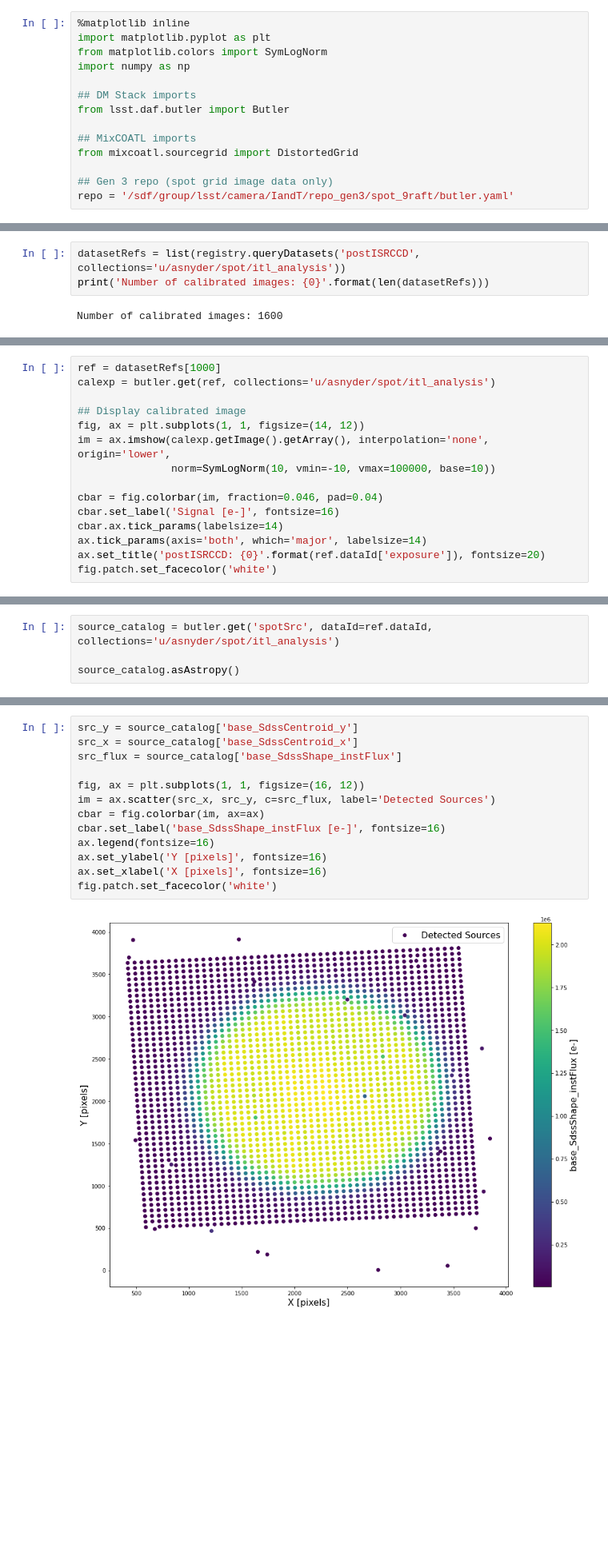
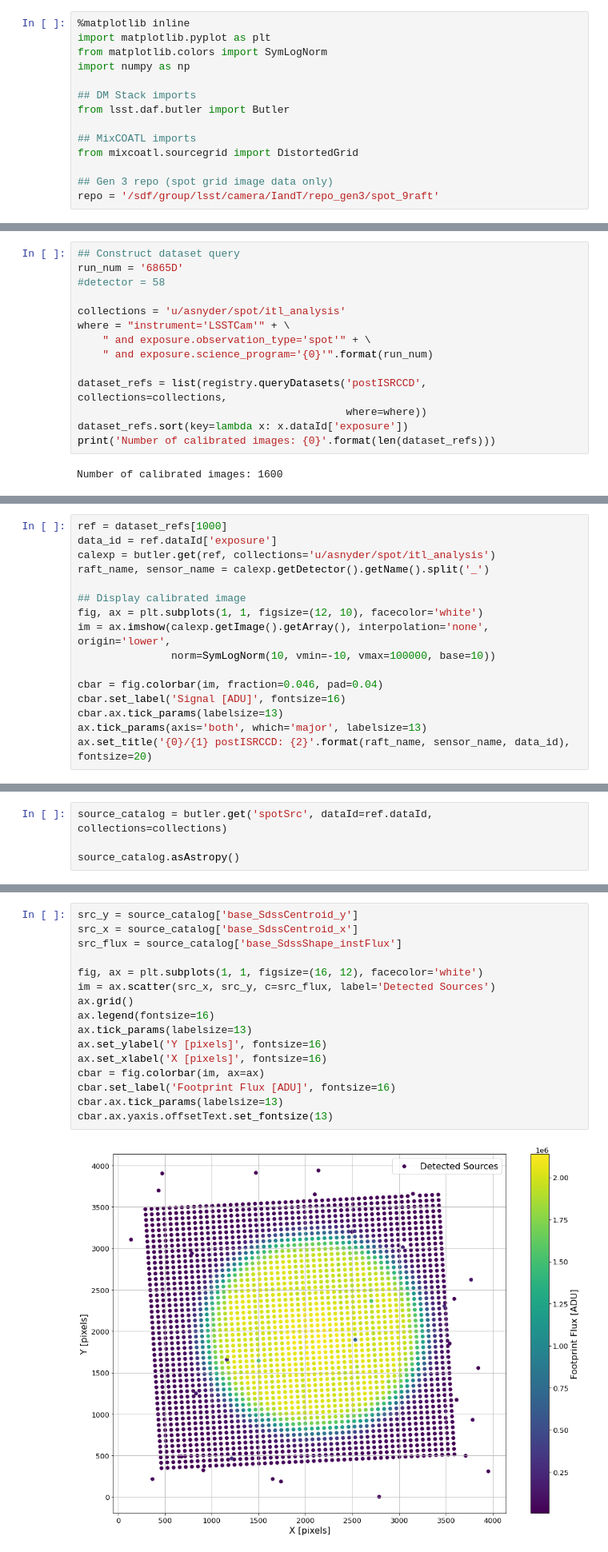
Before and after one commit to Snyder005/mixcoatl, a Jupyter notebook: notebooks/Example_GridAnalysisResults.ipynb, the cells around one changed output, grey strips where cells are left out. Shown at 80% size. Saved outputs shown, nothing was run; the diff lists cells and outputs as text; blank space fills up the shorter version.

```diff
--- a/notebooks/Example_GridAnalysisResults.ipynb
+++ b/notebooks/Example_GridAnalysisResults.ipynb
@@ -25,7 +25,7 @@ from lsst.daf.butler import Butler
 from mixcoatl.sourcegrid import DistortedGrid
 
 ## Gen 3 repo (spot grid image data only)
-repo = '/sdf/group/lsst/camera/IandT/repo_gen3/spot_9raft/butler.yaml'
+repo = '/sdf/group/lsst/camera/IandT/repo_gen3/spot_9raft'
 # %% [markdown]
 ## Exploring a Gen 3 Repository
 # %% [markdown]
@@ -118,6 +105,17 @@ To obtain the results corresponding to the analysis run on the data from Run 686
 # %%
-datasetRefs = list(registry.queryDatasets('postISRCCD', collections='u/asnyder/spot/itl_analysis'))
-print('Number of calibrated images: {0}'.format(len(datasetRefs)))
+## Construct dataset query
+run_num = '6865D'
+#detector = 58
+
+collections = 'u/asnyder/spot/itl_analysis'
+where = "instrument='LSSTCam'" + \
+    " and exposure.observation_type='spot'" + \
+    " and exposure.science_program='{0}'".format(run_num)
+
+dataset_refs = list(registry.queryDatasets('postISRCCD', collections=collections,
+                                           where=where))
+dataset_refs.sort(key=lambda x: x.dataId['exposure'])
+print('Number of calibrated images: {0}'.format(len(dataset_refs)))
 # %% [output]
 Number of calibrated images: 1600
 # %% [markdown]
@@ -125,16 +123,17 @@ An example of a single calibrated image is shown below; this run consisted of an
 # %%
-ref = datasetRefs[1000]
+ref = dataset_refs[1000]
+data_id = ref.dataId['exposure']
 calexp = butler.get(ref, collections='u/asnyder/spot/itl_analysis')
+raft_name, sensor_name = calexp.getDetector().getName().split('_')
 
 ## Display calibrated image
-fig, ax = plt.subplots(1, 1, figsize=(14, 12))
+fig, ax = plt.subplots(1, 1, figsize=(12, 10), facecolor='white')
 im = ax.imshow(calexp.getImage().getArray(), interpolation='none', origin='lower',
                norm=SymLogNorm(10, vmin=-10, vmax=100000, base=10))
 
 cbar = fig.colorbar(im, fraction=0.046, pad=0.04)
-cbar.set_label('Signal [e-]', fontsize=16)
-cbar.ax.tick_params(labelsize=14)
-ax.tick_params(axis='both', which='major', labelsize=14)
-ax.set_title('postISRCCD: {0}'.format(ref.dataId['exposure']), fontsize=20)
-fig.patch.set_facecolor('white')
+cbar.set_label('Signal [ADU]', fontsize=16)
+cbar.ax.tick_params(labelsize=13)
+ax.tick_params(axis='both', which='major', labelsize=13)
+ax.set_title('{0}/{1} postISRCCD: {2}'.format(raft_name, sensor_name, data_id), fontsize=20)
 # %% [output]
@@ -144,5 +148,5 @@ Initial analysis of the calibrated image, performed by `mixcoatl.characterizeSpo
 # %%
-source_catalog = butler.get('spotSrc', dataId=ref.dataId, collections='u/asnyder/spot/itl_analysis')
+source_catalog = butler.get('spotSrc', dataId=ref.dataId, collections=collections)
 
 source_catalog.asAstropy()
 # %% [output]
@@ -171,16 +175,19 @@ Column data can be obtained from the source catalog by using the table column na
 # %%
 src_y = source_catalog['base_SdssCentroid_y']
 src_x = source_catalog['base_SdssCentroid_x']
 src_flux = source_catalog['base_SdssShape_instFlux']
 
-fig, ax = plt.subplots(1, 1, figsize=(16, 12))
+fig, ax = plt.subplots(1, 1, figsize=(16, 12), facecolor='white')
 im = ax.scatter(src_x, src_y, c=src_flux, label='Detected Sources')
-cbar = fig.colorbar(im, ax=ax)
-cbar.set_label('base_SdssShape_instFlux [e-]', fontsize=16)
+ax.grid()
 ax.legend(fontsize=16)
+ax.tick_params(labelsize=13)
 ax.set_ylabel('Y [pixels]', fontsize=16)
 ax.set_xlabel('X [pixels]', fontsize=16)
-fig.patch.set_facecolor('white')
+cbar = fig.colorbar(im, ax=ax)
+cbar.set_label('Footprint Flux [ADU]', fontsize=16)
+cbar.ax.tick_params(labelsize=13)
+cbar.ax.yaxis.offsetText.set_fontsize(13)
 # %% [output]
-[figure, old version]
+[figure, new version]
 # %% [markdown]
```
Also changed, not shown: parts of 20 cells of this notebook, 2 other files.
